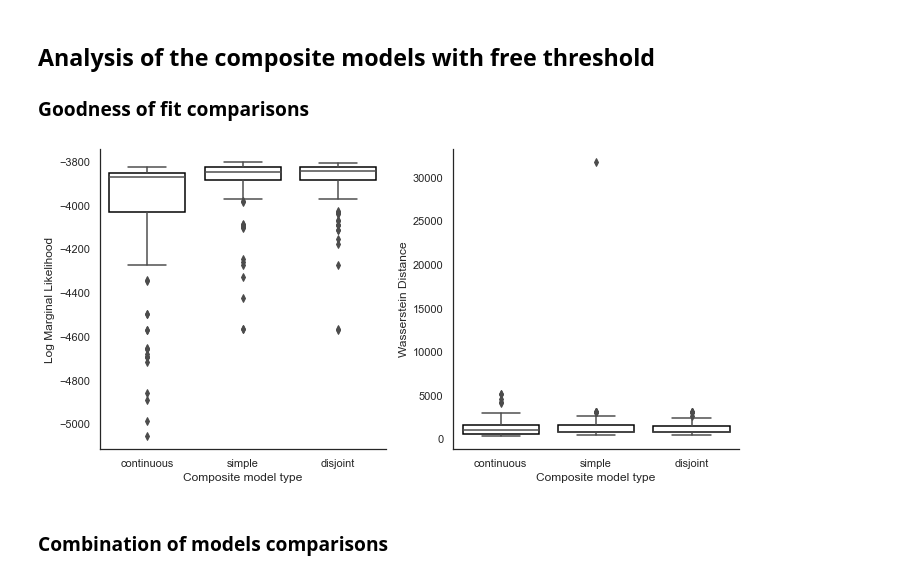
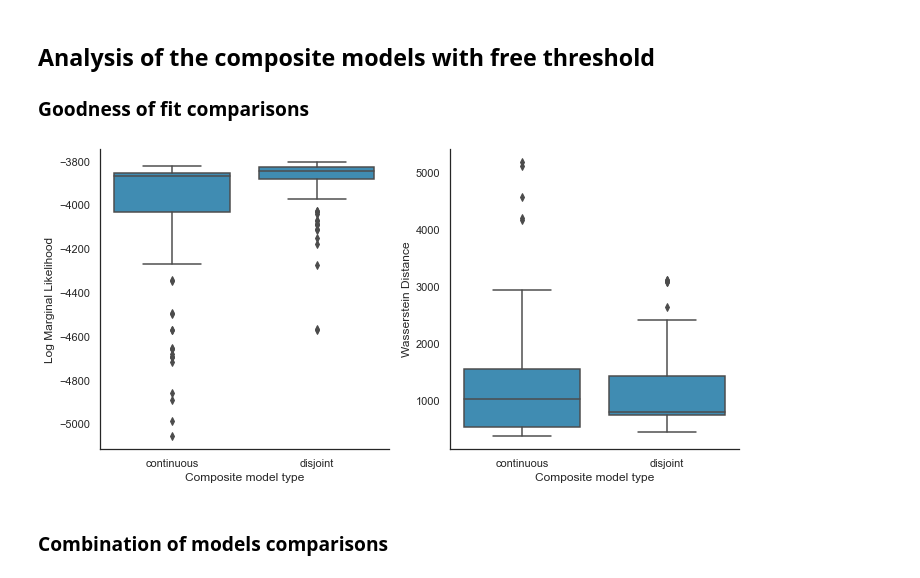
Before and after one commit to LaGauffre/SMCCompoMo, a Jupyter notebook: Notebooks/danish_fire_insurance.ipynb, the cells around one changed output. Drawn from its saved outputs; the diff is of its cells as text; code cells hidden in the pictures.

```diff
--- a/Notebooks/danish_fire_insurance.ipynb
+++ b/Notebooks/danish_fire_insurance.ipynb
@@ -27,13 +27,16 @@ max   &   263.250366 \\
 fig, axs = plt.subplots(1, 2, tight_layout=True, figsize=(5, 2.5))
 num_bins = 40
 # the histogram of the data
-n, bins, patches = axs[0].hist(danish, num_bins, alpha=0.5)
-axs[1].boxplot(danish)
+n, bins, patches = axs[0].hist(danish, num_bins, alpha=0.5, color = '#006699')
+
+g = sns.boxplot(ax = axs[1], data = danish)
+for i,box in enumerate(g.artists):
+        box.set_facecolor('#006699')
 axs[0].set_xlabel("Loss")
 axs[0].set_ylabel("Frequency")
 axs[1].set_ylabel("Loss")
 axs[1].set_xticks([])
 # plt.show()
 sns.despine()
-plt.savefig("../Figures/hist_boxplot_danish_en.pdf")
+plt.savefig("../../SMCLoMo/Figures/hist_boxplot_danish_en.pdf")
 # %% [output]
@@ -82,25 +85,23 @@ for loss_model in loss_models:
 
 ### Goodness of fit comparisons
 # %%
-selec = np.logical_and(loss_model_df["Type"].values != None, loss_model_df["threshold_estimation"].values == "simultaneous")
+selec = np.logical_and(np.logical_and(loss_model_df["Type"].values != None, loss_model_df["threshold_estimation"].values == "simultaneous") , loss_model_df["Type"].values != "simple")
 sub_df = loss_model_df.iloc[selec].reset_index(drop=True)
 sns.set_theme(style="white")
 fig, axs = plt.subplots(1, 2, sharex=True, figsize=(10,5))
 g = sns.boxplot(ax = axs[0], x="Type", y="log_marg", data=loss_model_df.iloc[selec])
 g.set(xlabel="Composite model type", ylabel="Log Marginal Likelihood")
 for i,box in enumerate(g.artists):
-    box.set_edgecolor('black')
-    box.set_facecolor('white')
+    box.set_facecolor((0, 0.4, 0.6, 0.75))
 g = sns.boxplot(ax = axs[1], x="Type", y="Wass_dist", data=loss_model_df.iloc[selec])
 g.set(xlabel="Composite model type", ylabel="Wasserstein Distance")
 for i,box in enumerate(g.artists):
-    box.set_edgecolor('black')
-    box.set_facecolor('white')
+    box.set_facecolor((0, 0.4, 0.6, 0.75))
 fig.tight_layout()
 sns.despine()
-plt.savefig("../Figures/boxplot_danish_log_marg_Wass_free_threshold.pdf")
+plt.savefig("../../SMCLoMo/Figures/boxplot_danish_log_marg_Wass_free_threshold.pdf")
 # %% [output]
-[figure, old version]
+[figure, new version]
 # %% [markdown]
 ### Combination of models comparisons
 # %%
```
Also changed, not shown: parts of 5 cells of this notebook, 30 other files.
